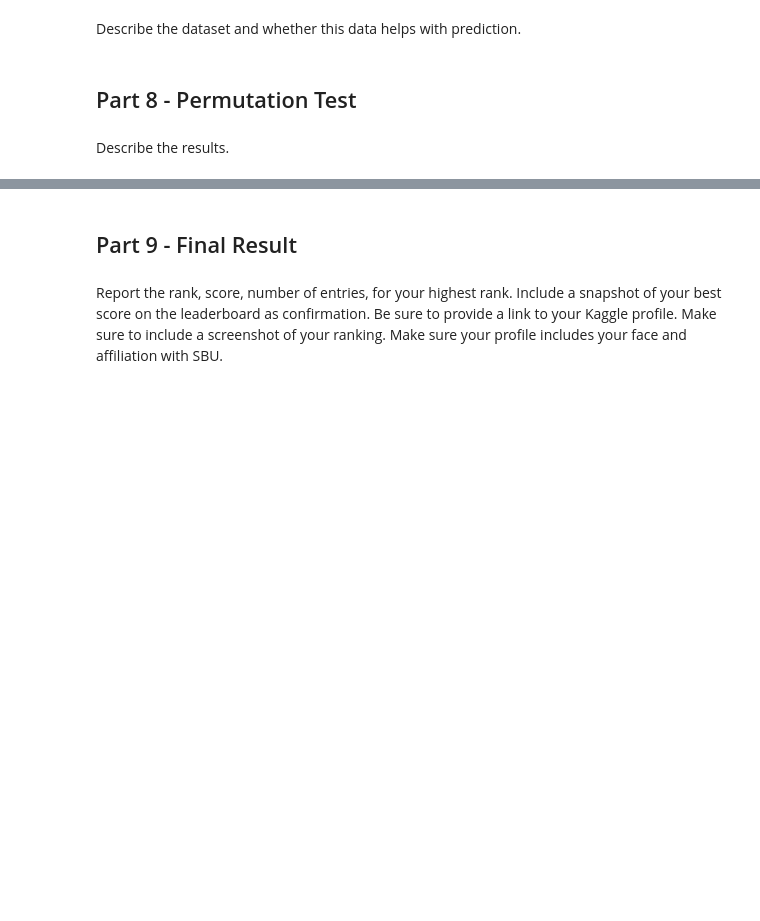
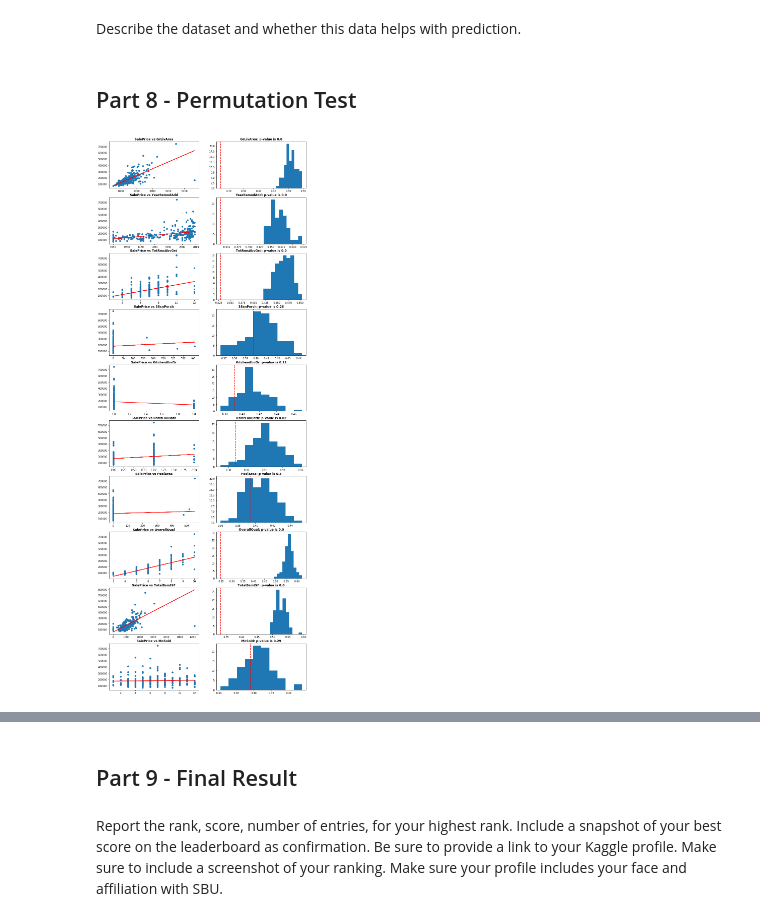
Before and after one commit to rmodi6/house-prices-advanced-regression, a Jupyter notebook: cse519_hw3_modi_ruchit_112685342.ipynb, the cells around one changed output, grey strips where cells are left out. Saved outputs shown, nothing was run; the diff lists cells and outputs as text; code cells hidden in the pictures; blank space fills up the shorter version.

```diff
--- a/cse519_hw3_modi_ruchit_112685342.ipynb
+++ b/cse519_hw3_modi_ruchit_112685342.ipynb
@@ -419,0 +418,2 @@ Each cluster here has clearly more than one neighborhood in it which means that
+# %%
+trainset = df.copy()
@@ -420 +451,14 @@ Each cluster here has clearly more than one neighborhood in it which means that
+# %%
+from sklearn.model_selection import train_test_split
+from sklearn.linear_model import LinearRegression
+from sklearn import metrics
+
+X = trainset
+y = df['SalePrice']
+
+# Split data into train and test set
+X_train, X_test, y_train, y_test = train_test_split(X, y, test_size=0.2, random_state=0)
+
+# Learn a linear regression model on the train set
+regressor = LinearRegression().fit(X_train, y_train)
 # %% [markdown]
@@ -421,0 +466,3 @@ How well/badly does it work? Which are the most important variables?
+# %%
+y_pred = regressor.predict(X_test)
+print('Root Mean Squared Error:', np.sqrt(metrics.mean_squared_error(np.log(y_test), np.log(y_pred))))
@@ -432,2 +491,57 @@ Describe the dataset and whether this data helps with prediction.
-# %% [markdown]
-Describe the results.
+# %%
+trainset = df.copy()
+
+from sklearn.model_selection import train_test_split
+from sklearn.linear_model import LinearRegression
+
+# Columns to use for permutation tests
+permutation_test_cols = ['GrLivArea', 'YearRemodAdd', 'TotRmsAbvGrd', '3SsnPorch', 'KitchenAbvGr',
+                         'BsmtFullBath', 'PoolArea', 'OverallQual', 'TotalBsmtSF', 'MoSold']
+# Subplots for different permutation tests
+n_rows = len(permutation_test_cols)
+n_cols = 2
+fig, axes = plt.subplots(n_rows, n_cols, figsize=(7 * n_cols, 4 * n_rows))
+
+# For each column do a permutation test
+for test_number, col in enumerate(permutation_test_cols):
+    # Set training data as the feature column
+    X = trainset[col].values.reshape(-1,1)
+    y = trainset['SalePrice'].values.reshape(-1,1)
+
+    # Split data into train and test
+    X_train, X_test, y_train, y_test = train_test_split(X, y, test_size=0.2, random_state=0)
+
+    # Train a simple linear regression model
+    regressor = LinearRegression().fit(X_train, y_train)
+
+    # Predict the Sale Price for the test
+    y_pred = regressor.predict(X_test)
+
+    # Calculate rmse for the predicted value
+    rmse_y = np.sqrt(metrics.mean_squared_error(np.log(y_test), np.log(y_pred)))
+
+    # Perform 100 permutations of SalePrice and calculate rmse with respect to random permutations
+    n_permutations = 100
+    y_random, rmse_random = [], np.zeros((100))
+    for i in range(n_permutations):
+        y_random.append(trainset.sample(y_test.shape[0])['SalePrice'].values.reshape(-1, 1))
+        rmse_random[i] = np.sqrt(metrics.mean_squared_error(np.log(y_random[i]), np.log(y_pred)))
+
+    # Calculate p-value as number of random samples rmse less than equal to real data rmse normalized
+    # by the number of permutations
+    p_value = len(np.where(rmse_random <= rmse_y)[0]) / n_permutations
+
+    ax1 = axes[test_number][0]
+    ax2 = axes[test_number][1]
+
+    # Plot the predicted line with actual data
+    ax1.scatter(X_test, y_test)
+    ax1.plot(X_test, y_pred, color='red', linewidth=2)
+    ax1.set_title("SalePrice vs {0}".format(col), fontweight='bold', fontsize=12)
+
+    # Plot the histogram of rmse from random permutations
+    ax2.hist(rmse_random)
+    ax2.axvline(rmse_y, color='red', linestyle='dashed', linewidth=2)
+    ax2.set_title("{0}: p-value is {1}".format(col, p_value), fontweight='bold', fontsize=12)
+# %% [output]
+[figure, added]
```
Also changed, not shown: parts of 13 cells of this notebook, 1 other file.
